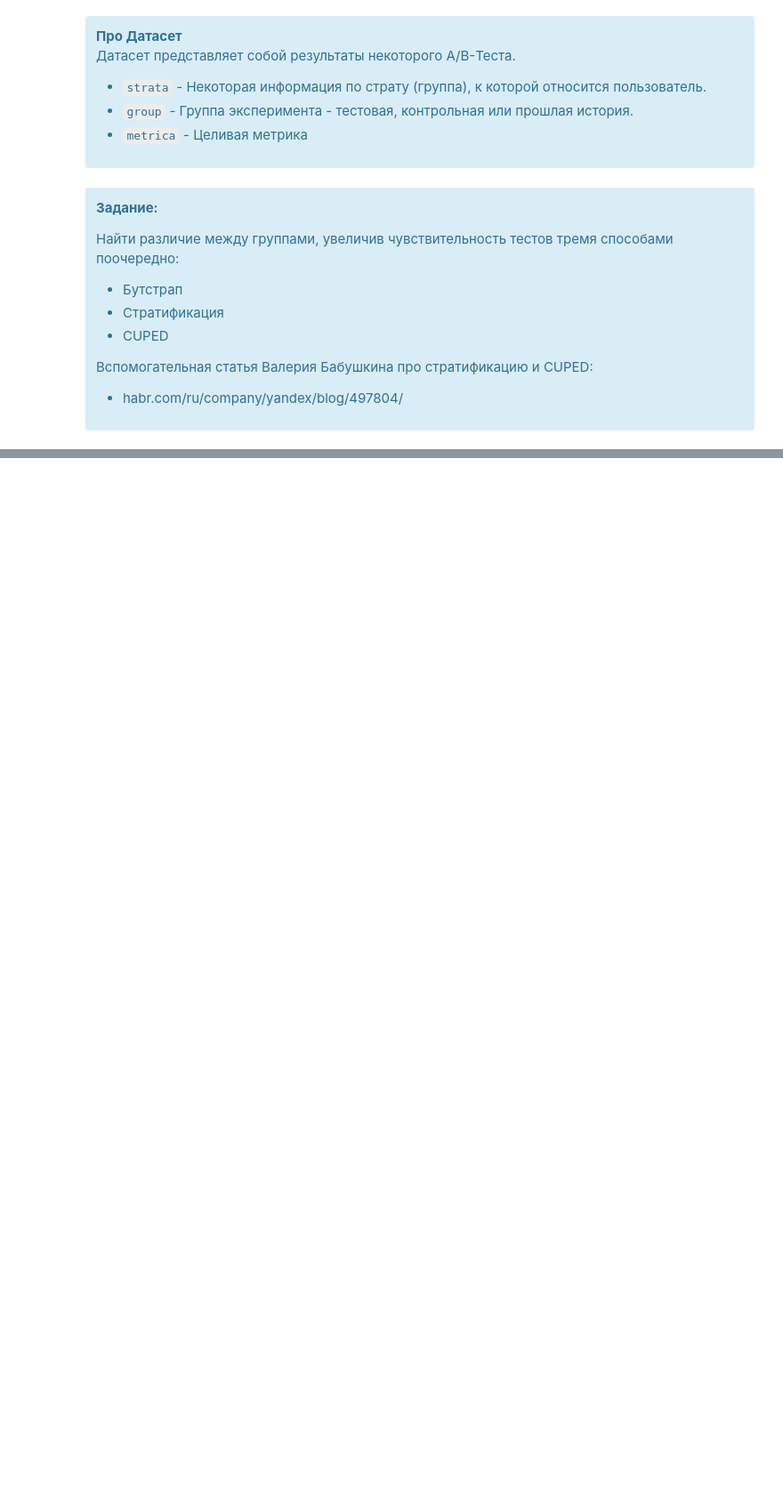
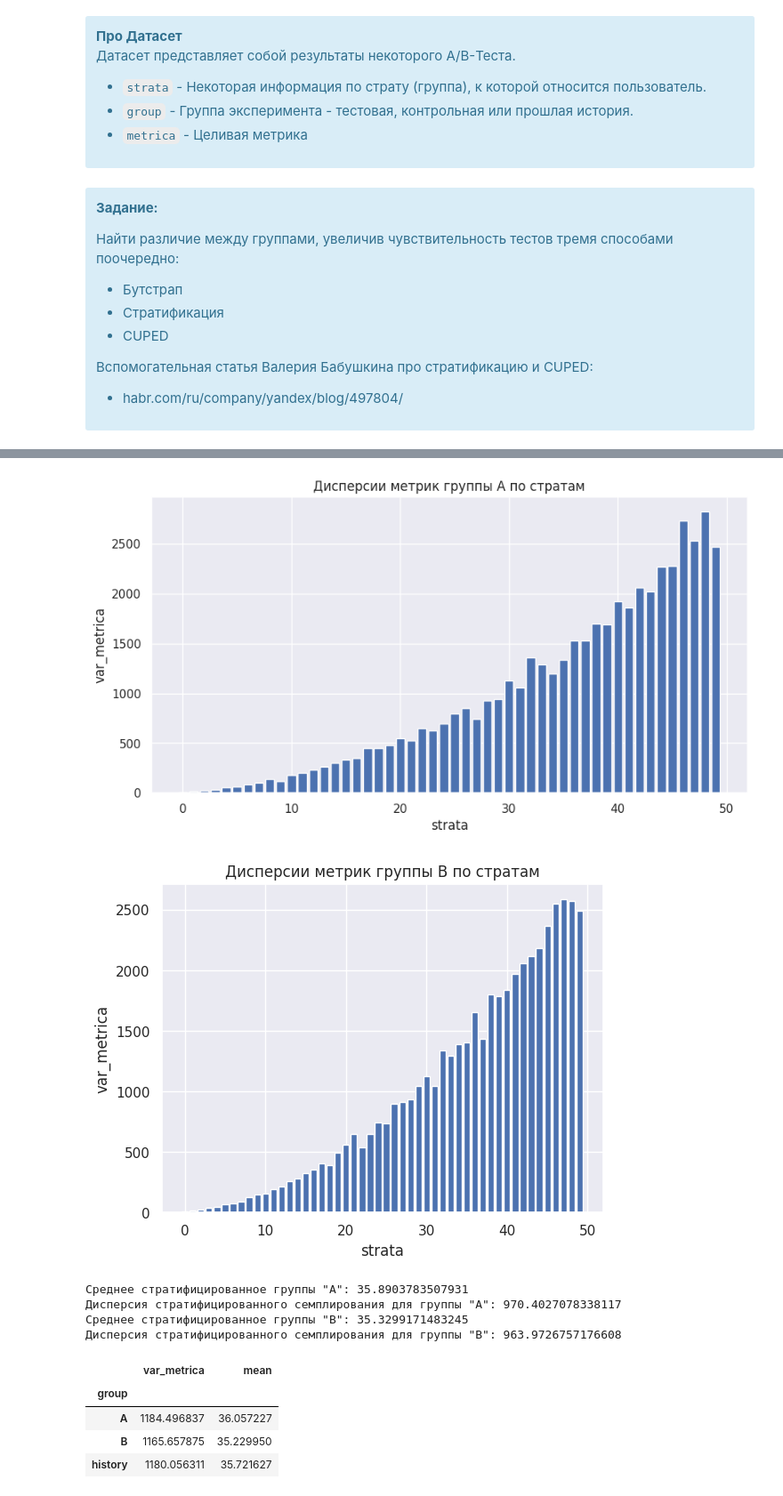
Before and after one commit to Andre-1970/Introduction_to_the_specialty_and_tools_for_working_with_data, a Jupyter notebook: M7_HW.ipynb, the cells around one changed output, grey strips where cells are left out. Shown at 89% size. Drawn from its saved outputs; the diff is of its cells as text; code cells hidden in the pictures; blank space fills up the shorter version.

```diff
--- a/M7_HW.ipynb
+++ b/M7_HW.ipynb
@@ -91,0 +161,39 @@ p-value: 0.043548698365134406
+# %%
+# Рассчитываем средние и дисперсии для каждой страты
+stratified_data = data.groupby(['group', 'strata'])['metrica'].agg(['mean', 'var', 'count']).reset_index()
+
+# Визуализация дисперсий метрик по стратам
+plt.figure(figsize=(10, 5))
+for group in ['A', 'B']:
+    group_data = stratified_data[stratified_data['group'] == group]
+    plt.bar(group_data['strata'], group_data['var'])
+    plt.xlabel('strata')
+    plt.ylabel('var_metrica')
+    plt.title(f'Дисперсии метрик группы {group} по стратам')
+    plt.show()
+
+# Расчет стратифицированных средних и дисперсий
+stratified_means = stratified_data.groupby('group')['mean'].mean()
+stratified_vars = stratified_data.groupby('group').apply(lambda x: np.average(x['var'], weights=x['count']))
+
+# Вывод результатов
+for group in ['A', 'B']:
+    mean_strat = stratified_means[group]
+    var_strat = stratified_vars[group]
+    print(f'Среднее стратифицированное группы "{group}": {mean_strat}')
+    print(f'Дисперсия стратифицированного семплирования для группы "{group}": {var_strat}')
+
+# Расчет дисперсий нестратифицированных метрик
+data.groupby('group')['metrica'].agg(['var', 'mean']).rename(columns={'var': 'var_metrica'})
+# %% [output]
+[figure, added]
+[figure, added]
+Среднее стратифицированное группы "A": 35.8903783507931
+Дисперсия стратифицированного семплирования для группы "A": 970.4027078338117
+Среднее стратифицированное группы "B": 35.3299171483245
+Дисперсия стратифицированного семплирования для группы "B": 963.9726757176608
+|  | var_metrica | mean |
+| group |  |  |
+| A | 1184.496837 | 36.057227 |
+| B | 1165.657875 | 35.229950 |
+| history | 1180.056311 | 35.721627 |
```
Also changed, not shown: parts of 20 cells of this notebook.
